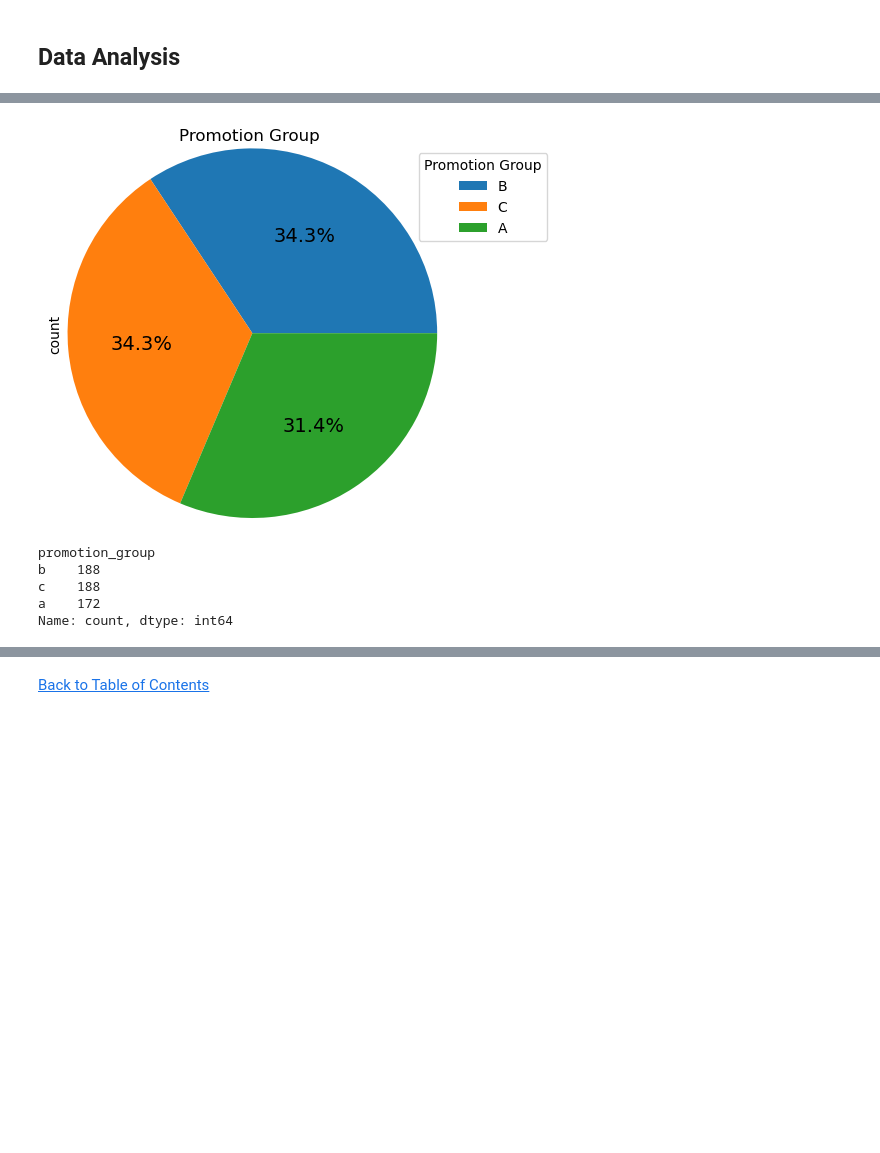
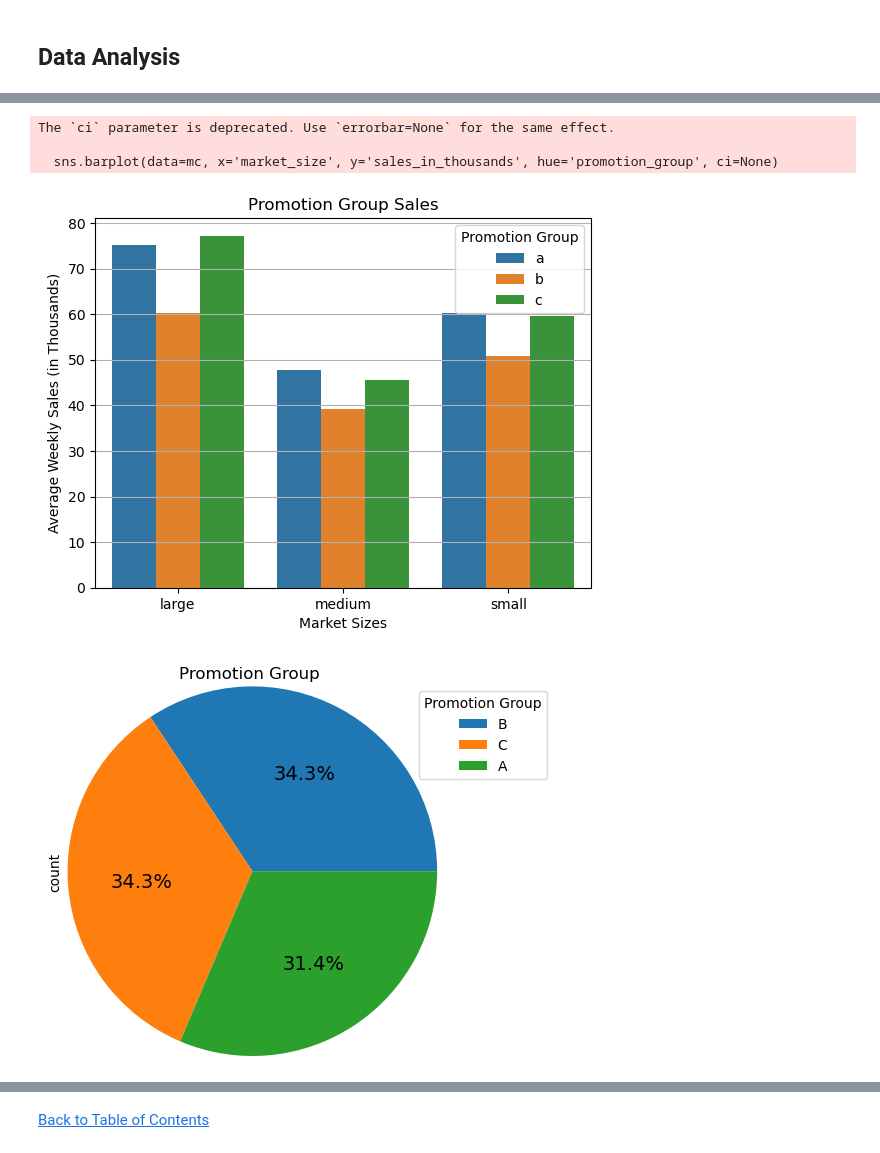
Before and after one commit to jasondo-da/Fast_Food_Marketing_Campaign_AB_Test, a Jupyter notebook: fast_food_ab_test.ipynb, the cells around one changed output, grey strips where cells are left out. Saved outputs shown, nothing was run; the diff lists cells and outputs as text; code cells hidden in the pictures; blank space fills up the shorter version.

```diff
--- a/fast_food_ab_test.ipynb
+++ b/fast_food_ab_test.ipynb
@@ -276,4 +270,23 @@ mc.groupby(['market_size', 'promotion_group']).agg({'location_id': 'count',
+# %%
+# Looking at the the sales from the different market sizes and promotion groups
+
+sns.barplot(data=mc, x='market_size', y='sales_in_thousands', hue='promotion_group', ci=None)
+plt.title('Promotion Group Sales')
+plt.grid(axis='y')
+plt.xlabel('Market Sizes')
+plt.ylabel('Average Weekly Sales (in Thousands)')
+plt.legend(title='Promotion Group')
+plt.show()
+
+# After looking at the different promotion group sizes I need to uncover if the group sizes are relatively the same size
+# %% [output]
+The `ci` parameter is deprecated. Use `errorbar=None` for the same effect.
+
+  sns.barplot(data=mc, x='market_size', y='sales_in_thousands', hue='promotion_group', ci=None)
+[figure, added]
 # %%
+# Looking for the promotion group distribution
+
 mc['promotion_group'].value_counts().plot(kind='pie',
                                           autopct='%1.1f%%',
                                           fontsize=14,
@@ -284,11 +297,5 @@ plt.legend(['B', 'C', 'A'],
            title='Promotion Group',
            loc=[0.95,.75])
 plt.show()
-mc['promotion_group'].value_counts()
 # %% [output]
 [figure]
-promotion_group
-b    188
-c    188
-a    172
-Name: count, dtype: int64
```
Also changed, not shown: parts of 11 cells of this notebook.
